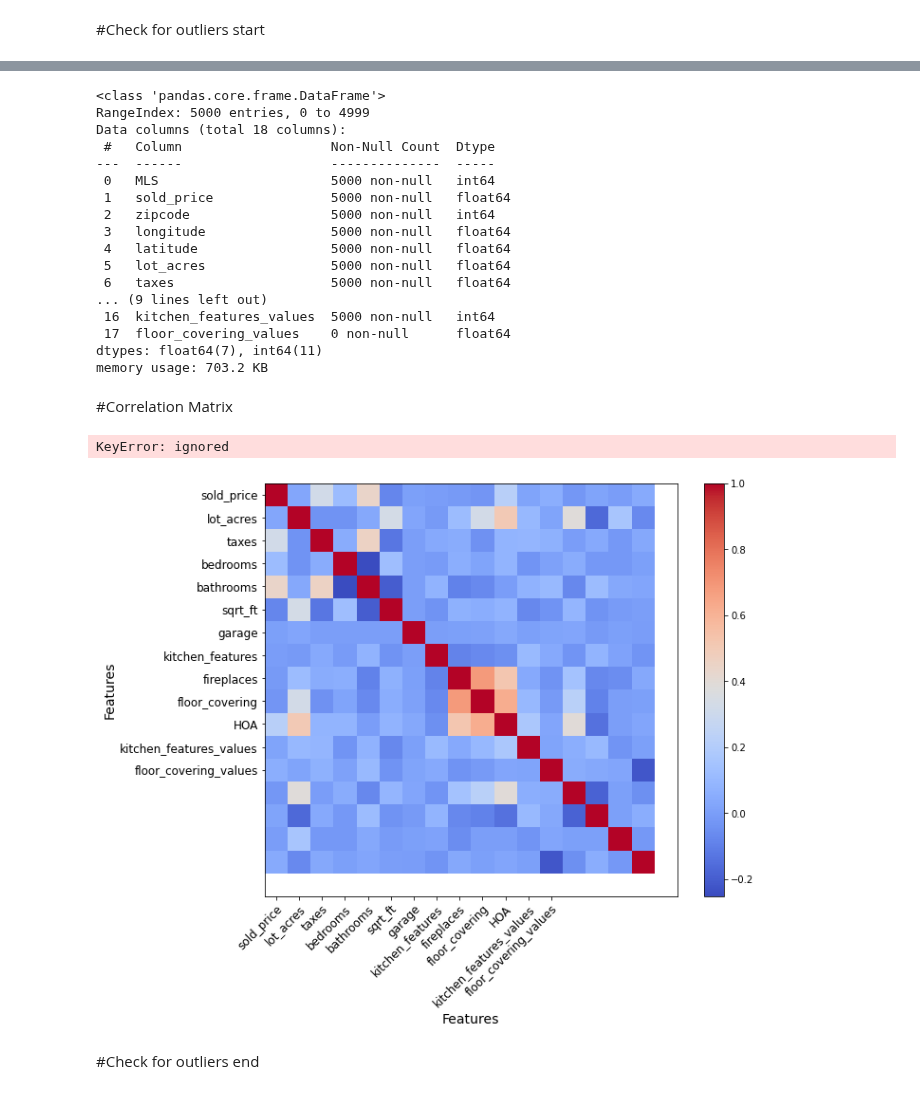
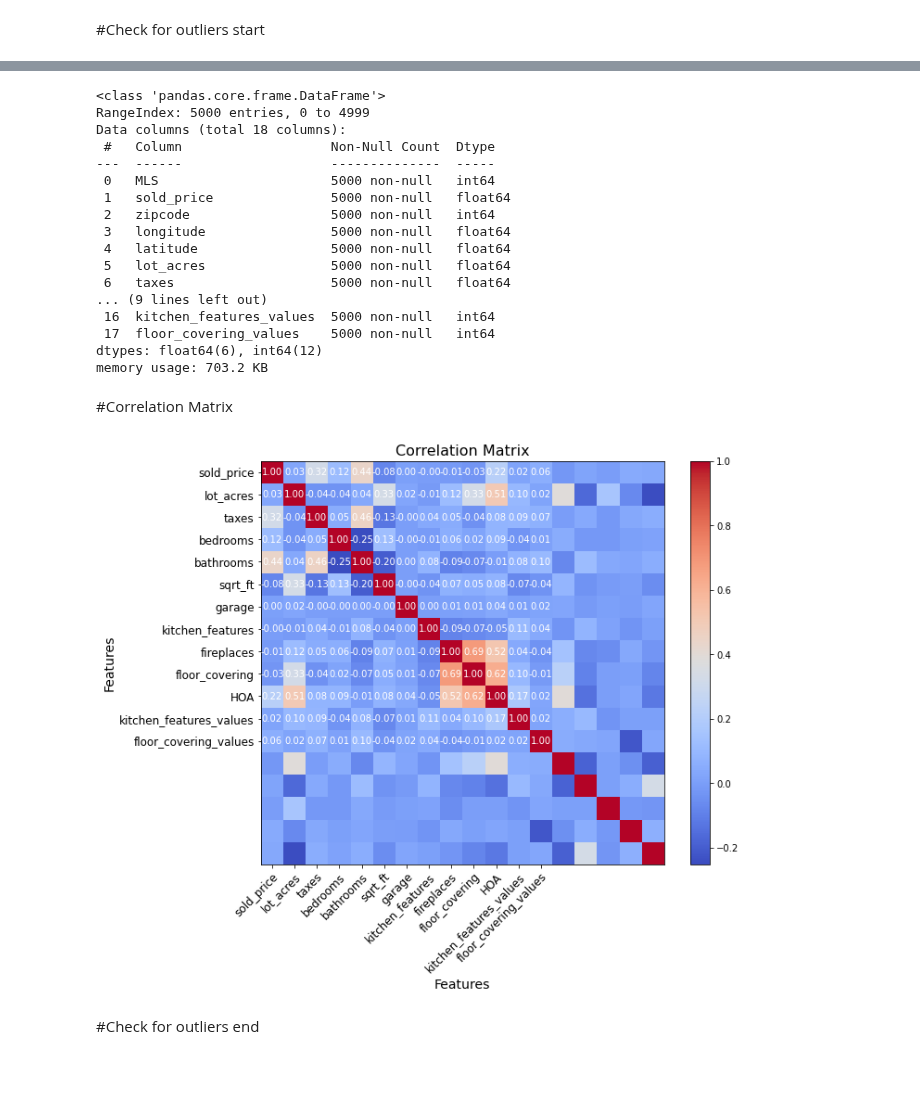
Before and after one commit to DevcoreGJ/HouseLinReg-Price-Renovations, a Jupyter notebook: HouseLinReg_Price_Renovations.ipynb, the cells around one changed output, grey strips where cells are left out. Drawn from its saved outputs; the diff is of its cells as text; code cells hidden in the pictures.

Commit message:
Made my correlation matrix functional also I have fixed a bug that was caused by me impoperly implementing the floor_covering_values column

```diff
--- a/HouseLinReg_Price_Renovations.ipynb
+++ b/HouseLinReg_Price_Renovations.ipynb
@@ -474,8 +474,8 @@ array(['Mexican Tile, Wood', 'Natural Stone, Other',
 # %%
 # Example usage on kitchen_features column
 preprocessor.resolve_categorical(data, 'floor_covering')
-kitchen_features = data['floor_covering'].unique()
-data['floor_covering_values'] = data['floor_covering'].map({feature: i for i, feature in enumerate('floor_covering')})
+floor_covering = data['floor_covering'].unique()
+data['floor_covering_values'] = data['floor_covering'].map({feature: i for i, feature in enumerate(floor_covering)})
 # %% [output]
 [  29    4    1    3   87   11  211   12   14  147  101  579   15  120
   242   67   45  247    2   19   13   27   92   31   41   23 1235  258
@@ -614,8 +620,8 @@ Data columns (total 18 columns):
  6   taxes                    5000 non-null   float64
 ... (9 lines left out)
  16  kitchen_features_values  5000 non-null   int64
- 17  floor_covering_values    0 non-null      float64
-dtypes: float64(7), int64(11)
+ 17  floor_covering_values    5000 non-null   int64
+dtypes: float64(6), int64(12)
 memory usage: 703.2 KB
 # %% [markdown]
 #Correlation Matrix
@@ -624,37 +630,35 @@ memory usage: 703.2 KB
 correlation_matrix = data.corr()
 
 fig, ax = plt.subplots(figsize=(10, 8))
 im = ax.imshow(correlation_matrix, cmap='coolwarm')
 
 # Display the colorbar
 cbar = ax.figure.colorbar(im, ax=ax)
 
 # Set the tick labels and axis labels
 ax.set_xticks(np.arange(len(columns_to_check)))
 ax.set_yticks(np.arange(len(columns_to_check)))
 ax.set_xticklabels(columns_to_check, fontsize=12)
 ax.set_yticklabels(columns_to_check, fontsize=12)
 ax.set_xlabel('Features', fontsize=14)
 ax.set_ylabel('Features', fontsize=14)
 
 # Rotate the tick labels and set their alignment
 plt.setp(ax.get_xticklabels(), rotation=45, ha="right",
          rotation_mode="anchor")
 
 # Display the correlation values in the heatmap
 for i in range(len(columns_to_check)):
     for j in range(len(columns_to_check)):
-        text = ax.text(j, i, f'{correlation_matrix[i, j]:.2f}',
-                       ha="center", va="center", color="w", fontsize=10)
+      text = ax.text(j, i, f'{correlation_matrix.iloc[i, j]:.2f}', ha="center", va="center", color="w", fontsize=10)
 
 # Set the title of the plot
 ax.set_title("Correlation Matrix", fontsize=16)
 
 # Show the plot
 plt.show()
 # %% [output]
-KeyError: ignored
-[figure, old version]
+[figure, new version]
 # %% [markdown]
 #Check for outliers end
 # %% [markdown]
```
Also changed, not shown: parts of 11 cells of this notebook.
